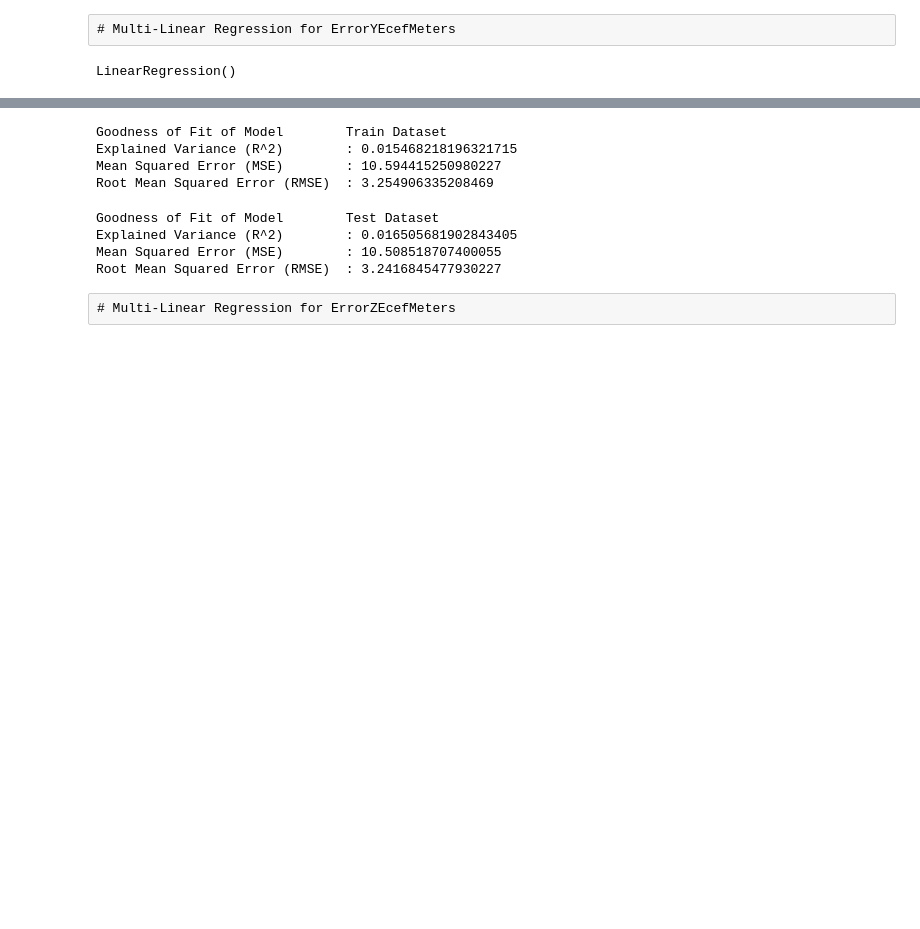
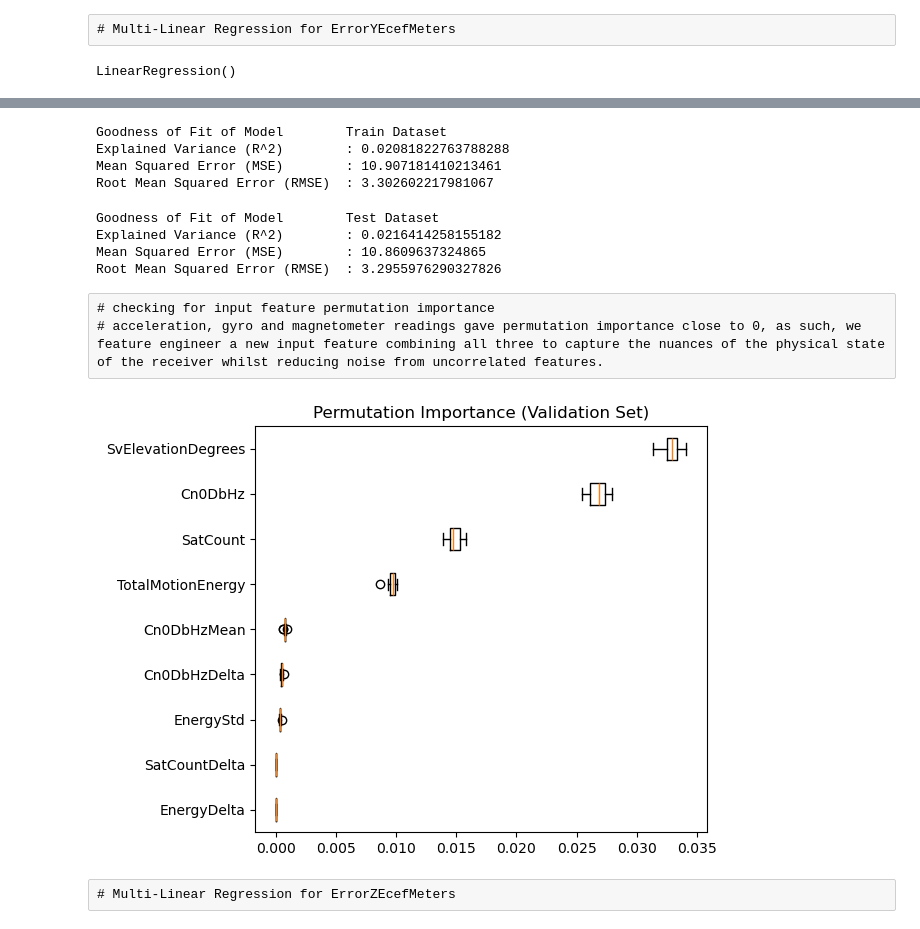
Before and after one commit to thisisadison/Google-Smartphone-Decimeter-Challenge-2022, a Jupyter notebook: SC4000_LINEAR_REGRESSION.ipynb, the cells around one changed output, grey strips where cells are left out. Saved outputs shown, nothing was run; the diff lists cells and outputs as text; code cells hidden in the pictures; blank space fills up the shorter version.

```diff
--- a/SC4000_LINEAR_REGRESSION.ipynb
+++ b/SC4000_LINEAR_REGRESSION.ipynb
@@ -180,7 +203,7 @@ Root Mean Squared Error (RMSE)  : 2.617505540285688
 # %% [raw]
 # Multi-Linear Regression for ErrorYEcefMeters
 # %%
-X = merge_df[['Cn0DbHz', 'SatCount', 'SvElevationDegrees', 'AccMag', 'GyroMag']]
+X = merge_df[['Cn0DbHz', 'SatCount', 'SvElevationDegrees', 'TotalMotionEnergy', 'SatCountDelta', 'EnergyDelta', 'Cn0DbHzDelta', 'Cn0DbHzMean', 'EnergyStd']]
 y = pd.Series(merge_df['ErrorYEcefMeters'])
 # %%
 # split train and test data with 80% and 20% respectively
@@ -210,36 +234,44 @@ y_test_pred = modely.predict(X_test)
 print('Goodness of Fit of Model \tTrain Dataset')
 print("Explained Variance (R^2) \t:", modely.score(X_train, y_train)) # tells you how accurate your model is fitting the data, the closer it is to 1, the better the fit.
 
-def mean_sq_err(actual, predicted):
-    '''Returns the Mean Squared Error of actual and predicted values'''
-    return np.mean(np.square(np.array(actual) - np.array(predicted)))
-
-mse = mean_sq_err(y_train, y_train_pred)
+mse = mean_squared_error(y_train, y_train_pred)
 print("Mean Squared Error (MSE) \t:", mse)
 print("Root Mean Squared Error (RMSE) \t:", np.sqrt(mse))
 # %% [output]
 Goodness of Fit of Model        Train Dataset
-Explained Variance (R^2)        : 0.015468218196321715
-Mean Squared Error (MSE)        : 10.594415250980227
-Root Mean Squared Error (RMSE)  : 3.254906335208469
+Explained Variance (R^2)        : 0.02081822763788288
+Mean Squared Error (MSE)        : 10.907181410213461
+Root Mean Squared Error (RMSE)  : 3.302602217981067
 # %%
 # metrics for test data
 
 print('Goodness of Fit of Model \tTest Dataset')
 print("Explained Variance (R^2) \t:", modely.score(X_test, y_test)) # tells you how accurate your model is fitting the data, the closer it is to 1, the better the fit.
 
-def mean_sq_err(actual, predicted):
-    '''Returns the Mean Squared Error of actual and predicted values'''
-    return np.mean(np.square(np.array(actual) - np.array(predicted)))
-
-mse = mean_sq_err(y_test, y_test_pred)
+mse = mean_squared_error(y_test, y_test_pred)
 print("Mean Squared Error (MSE) \t:", mse)
 print("Root Mean Squared Error (RMSE) \t:", np.sqrt(mse))
 # %% [output]
 Goodness of Fit of Model        Test Dataset
-Explained Variance (R^2)        : 0.016505681902843405
-Mean Squared Error (MSE)        : 10.508518707400055
-Root Mean Squared Error (RMSE)  : 3.2416845477930227
+Explained Variance (R^2)        : 0.0216414258155182
+Mean Squared Error (MSE)        : 10.8609637324865
+Root Mean Squared Error (RMSE)  : 3.2955976290327826
+# %% [raw]
+# checking for input feature permutation importance
+# acceleration, gyro and magnetometer readings gave permutation importance close to 0, as such, we feature engineer a new input feature combining all three to capture the nuances of the physical state of the receiver whilst reducing noise from uncorrelated features.
+# %%
+result = permutation_importance(
+    modely, X_train, y_train, n_repeats=10, random_state=42, n_jobs=-1
+)
+
+# Sort and plot
+sorted_idx = result.importances_mean.argsort()
+plt.boxplot(result.importances[sorted_idx].T, vert=False, labels=X_train.columns[sorted_idx])
+plt.title("Permutation Importance (Validation Set)")
+plt.tight_layout()
+plt.show()
+# %% [output]
+[figure, added]
 # %% [raw]
 # Multi-Linear Regression for ErrorZEcefMeters
 # %%
```
Also changed, not shown: parts of 25 cells of this notebook, 12 other files.
